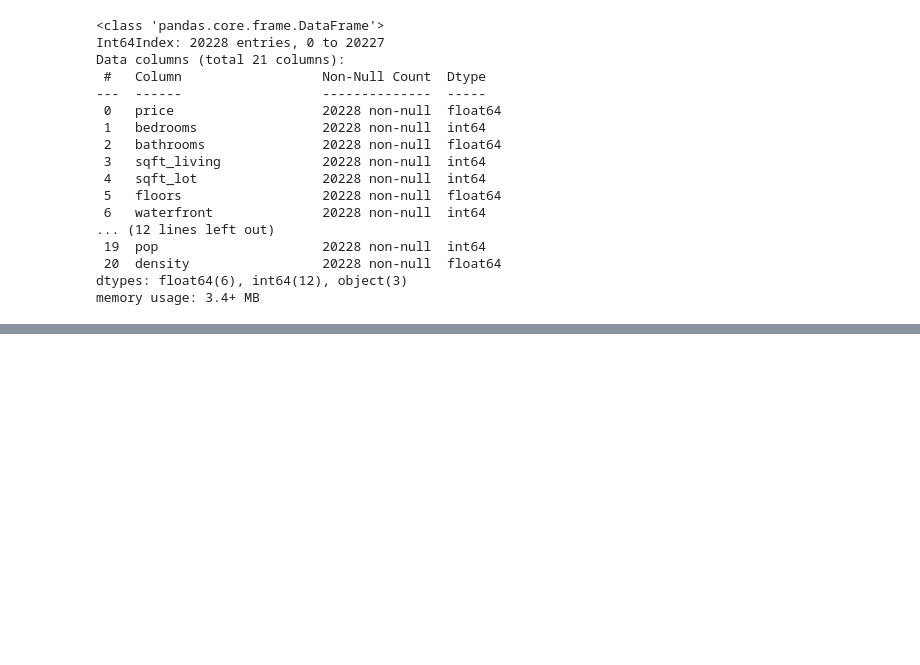
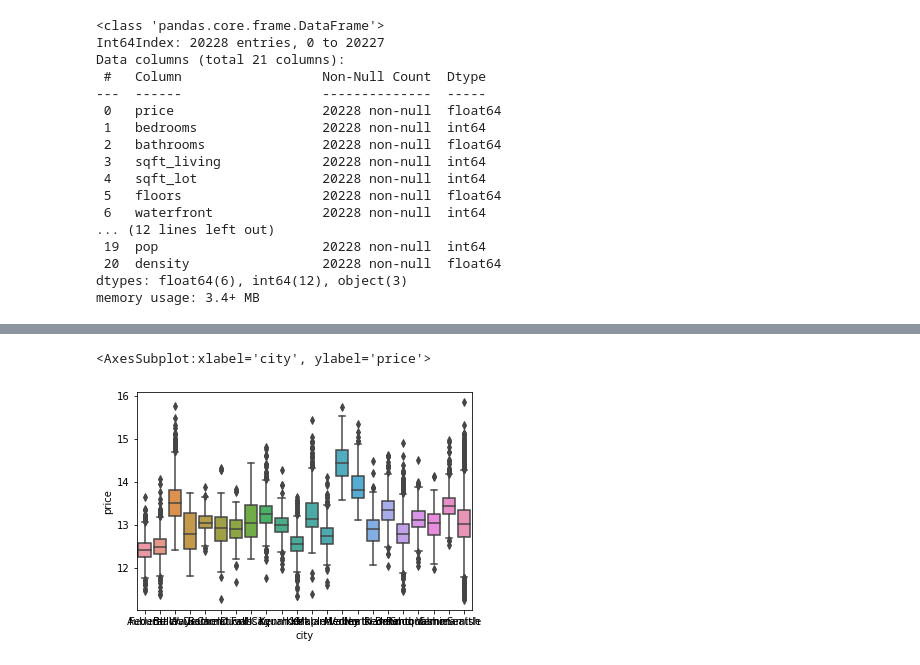
Before and after one commit to aliceagrawal/King-County-House-Sales, a Jupyter notebook: Marshalls Notebook.ipynb, the cells around one changed output, grey strips where cells are left out. Saved outputs shown, nothing was run; the diff lists cells and outputs as text; code cells hidden in the pictures; blank space fills up the shorter version.

```diff
--- a/Marshalls Notebook.ipynb
+++ b/Marshalls Notebook.ipynb
@@ -461,0 +469,5 @@ merged_king_data.drop(columns=['density','pop','Land Area (Sq. Meters)','ZIP Cod
+# %%
+sns.boxplot(x="city", y="price", data=merged_king_data)
+# %% [output]
+<AxesSubplot:xlabel='city', ylabel='price'>
+[figure, added]
```
Also changed, not shown: parts of 22 cells of this notebook, 4 other files.
